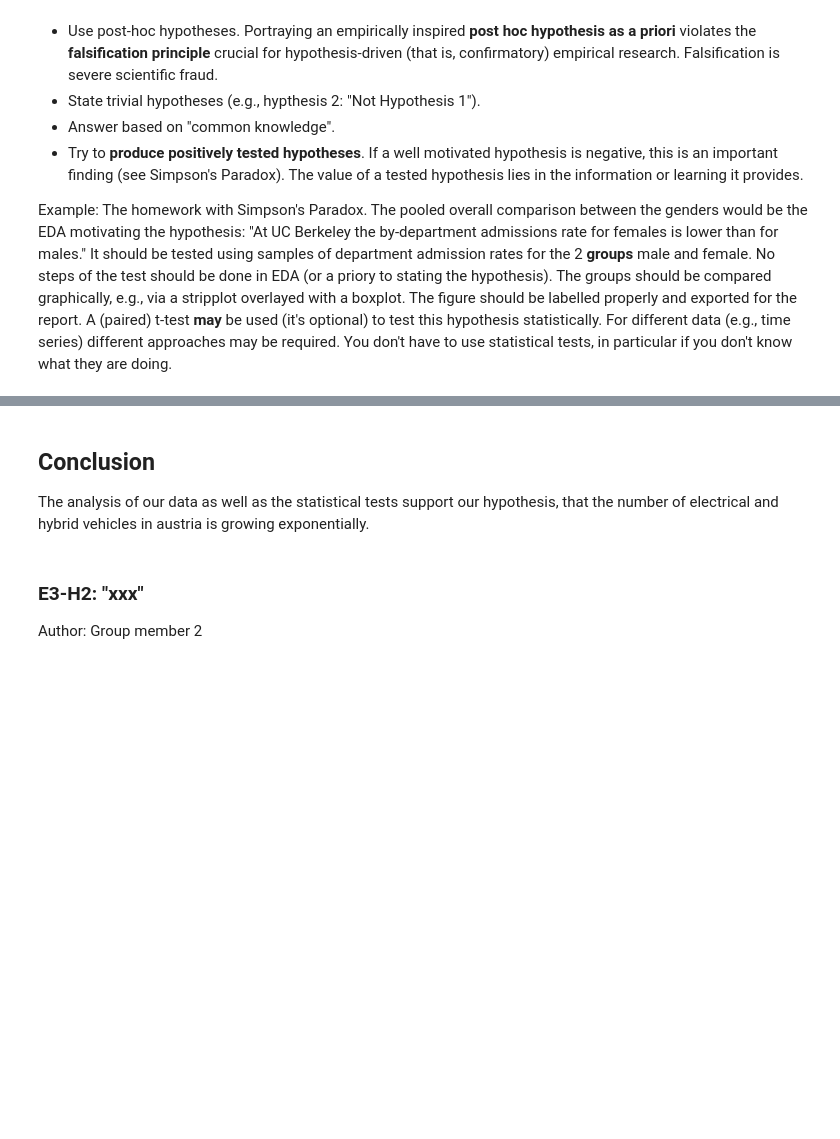
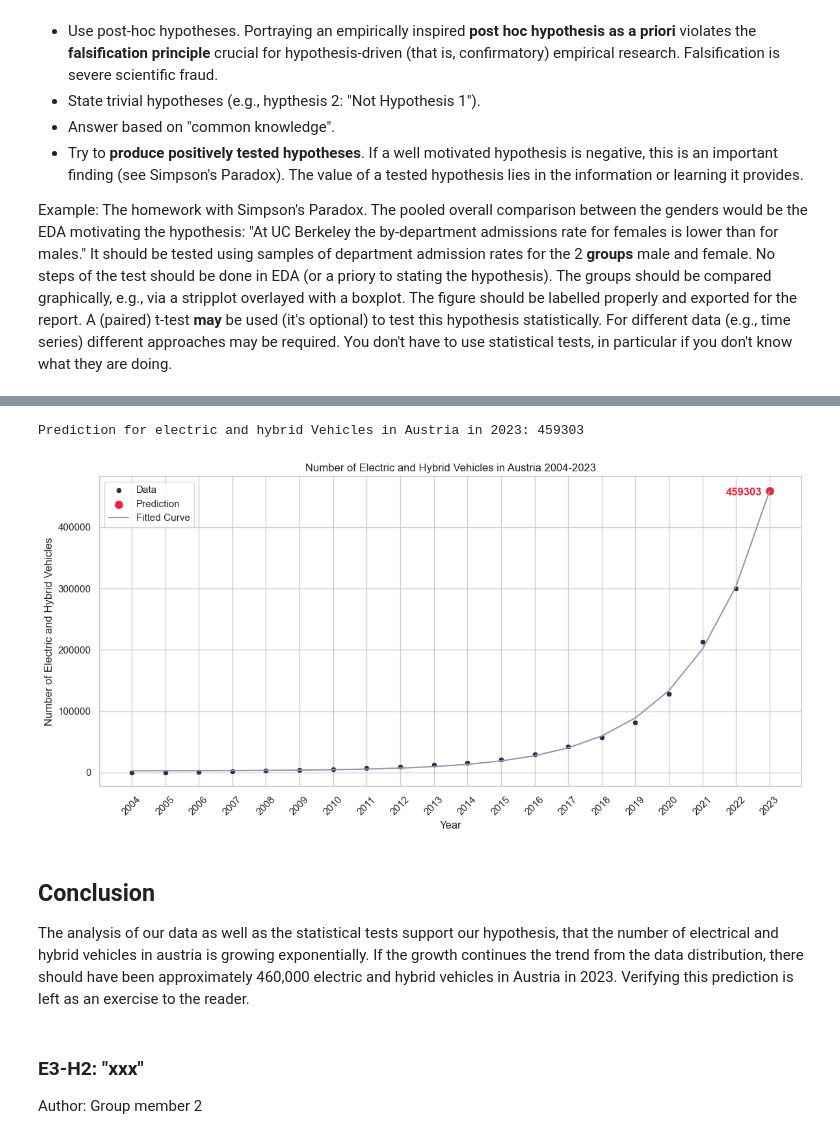
Before and after one commit to dannytheairish/fhtw-data-engineering, a Jupyter notebook: Pkw-Samuel_Oberhofer.ipynb, the cells around one changed output, grey strips where cells are left out. Drawn from its saved outputs; the diff is of its cells as text; code cells hidden in the pictures; blank space fills up the shorter version.

```diff
--- a/Pkw-Samuel_Oberhofer.ipynb
+++ b/Pkw-Samuel_Oberhofer.ipynb
@@ -436,7 +378,44 @@ Shapiro-Wilk test p-value: 0.0642
+# %%
+prediction_2023 = int(monoExp(x.max()+1, *popt))
+print(f"Prediction for electric and hybrid Vehicles in Austria in 2023: {prediction_2023:.0f}")
+x_plot = np.append(x_plot, 2023)
+x = np.append(x, x.max()+1)
+y = np.append(y, prediction_2023)
+
+
+# Set the color palette
+sns.set_palette(sns.color_palette([primary_color, accent_color]))
+
+# Set the style
+sns.set_style("whitegrid")
+
+# Set the context
+sns.set_context("notebook")
+
+# Create the plot
+plt.figure(figsize=(12, 6))
+sns.scatterplot(x=np.asarray(x_plot).astype(str), y=y, color=primary_color)
+
+# different color for latest data point, with value shown in plot
+sns.scatterplot(x=["2023"], y=[prediction_2023], color=accent_color, s=100)
+plt.text(x=17.7, y=prediction_2023-7000, s= int(prediction_2023), weight="bold", color=accent_color)
+
+sns.lineplot(x=np.asarray(x_plot).astype(str), y=monoExp(x, *popt), color=secondary_color)
+plt.legend(['Data', 'Prediction', 'Fitted Curve'])
+plt.xlabel('Year')
+plt.ylabel('Number of Electric and Hybrid Vehicles')
+plt.title('Number of Electric and Hybrid Vehicles in Austria 2004-2023')
+plt.xticks(rotation=45)
+plt.tight_layout()
+plt.savefig('prediction.png', dpi=300)
+# %% [output]
+Prediction for electric and hybrid Vehicles in Austria in 2023: 459303
+[figure, added]
 # %% [markdown]
 ## Conclusion
 
 The analysis of our data as well as the statistical tests support our hypothesis, that the number of electrical and hybrid vehicles in austria is growing exponentially.
+If the growth continues the trend from the data distribution, there should have been approximately 460,000 electric and hybrid vehicles in Austria in 2023. Verifying this prediction is left as an exercise to the reader.
 # %% [markdown]
 ### E3-H2: "xxx"
 Author: Group member 2
```
Also changed, not shown: parts of 11 cells of this notebook.
